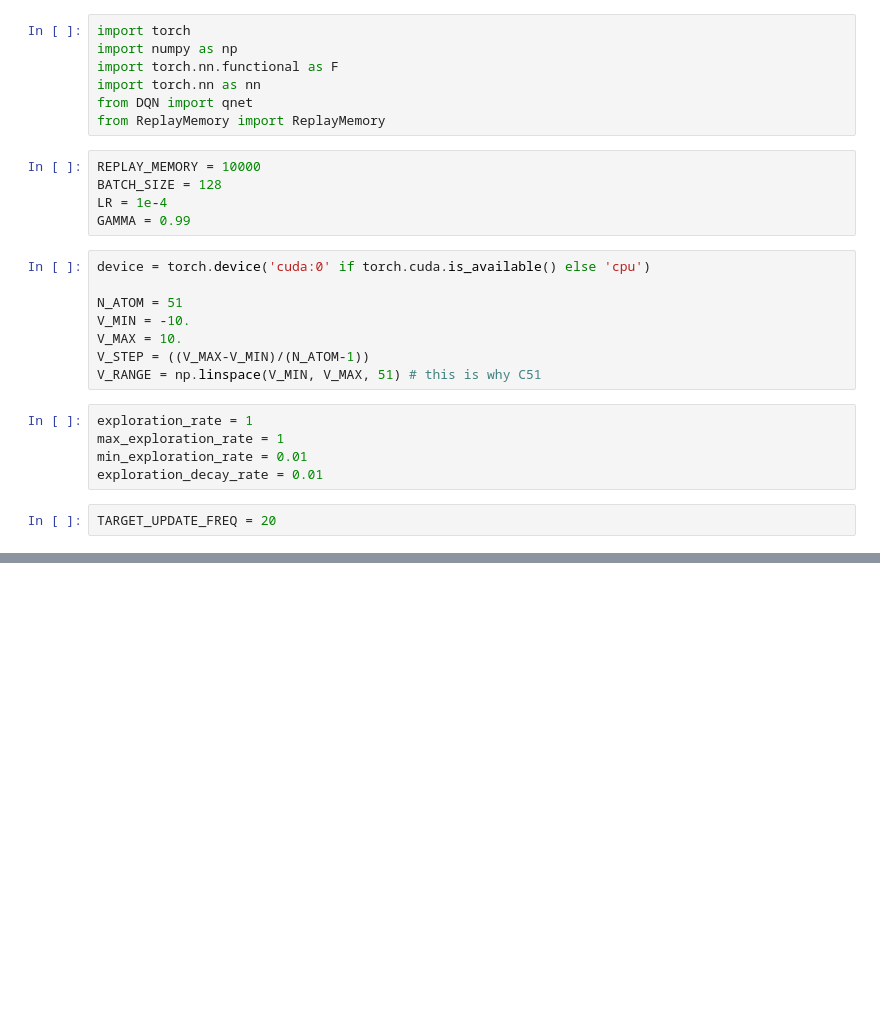
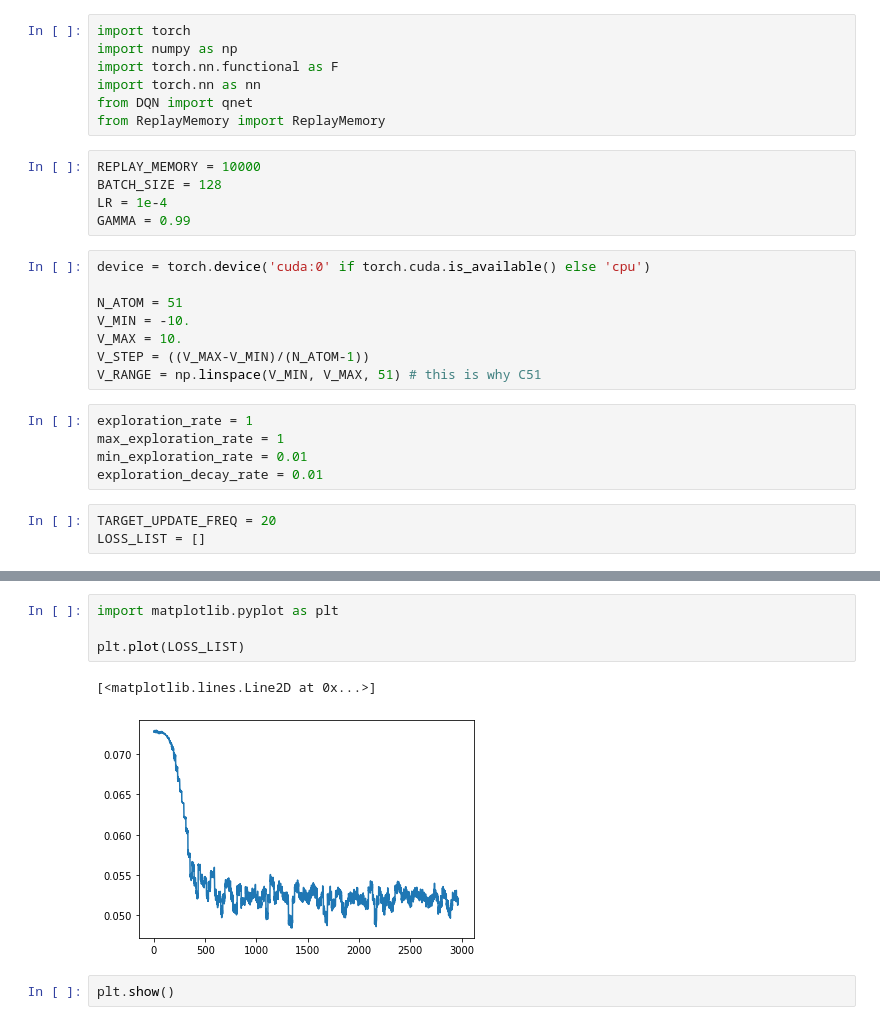
Before and after one commit to 201710757/reinforcement_learning, a Jupyter notebook: c51/c51_myown.ipynb, the cells around one changed output, grey strips where cells are left out. Drawn from its saved outputs; the diff is of its cells as text; blank space fills up the shorter version.

```diff
--- a/c51/c51_myown.ipynb
+++ b/c51/c51_myown.ipynb
@@ -25,6 +25,7 @@ min_exploration_rate = 0.01
 exploration_decay_rate = 0.01
 # %%
 TARGET_UPDATE_FREQ = 20
+LOSS_LIST = []
 # %%
 class C51(nn.Module):
     N_ATOM = 51
@@ -185,0 +206,9 @@ KeyboardInterrupt:
+# %%
+import matplotlib.pyplot as plt
+
+plt.plot(LOSS_LIST)
+# %% [output]
+[<matplotlib.lines.Line2D at 0x...>]
+[figure, added]
+# %%
+plt.show()
```
Also changed, not shown: parts of 4 cells of this notebook.
